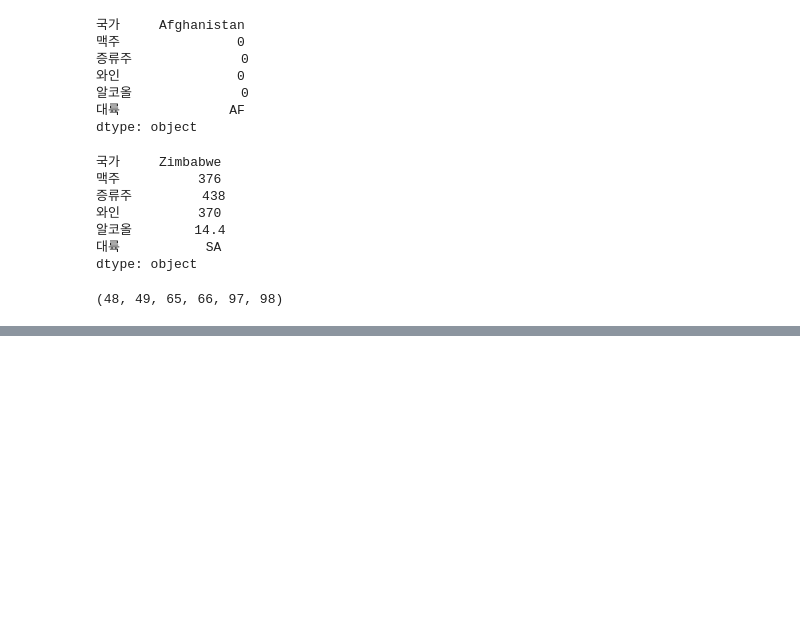
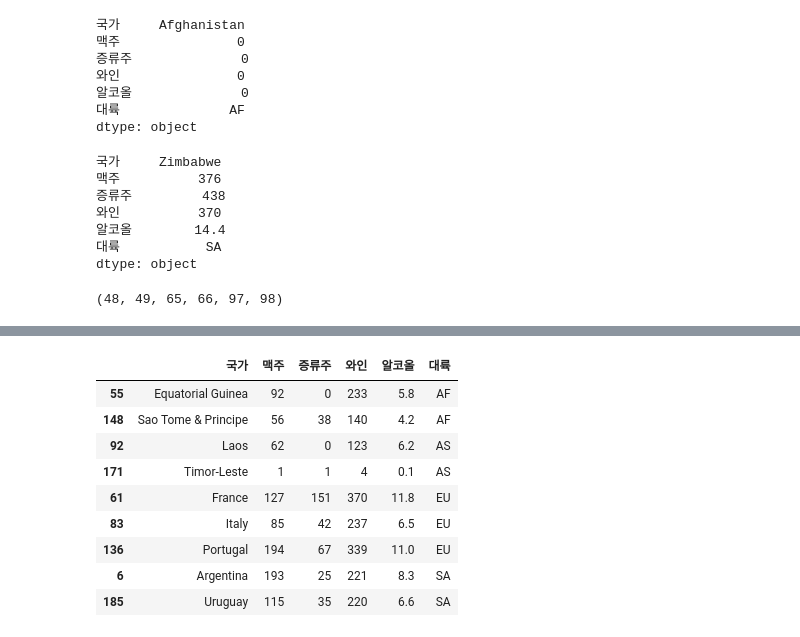
Before and after one commit to orizay/free-fonts, a Jupyter notebook: 데이터_분석_실기_2.ipynb, the cells around one changed output, grey strips where cells are left out. Saved outputs shown, nothing was run; the diff lists cells and outputs as text; code cells hidden in the pictures; blank space fills up the shorter version.

```diff
--- a/데이터_분석_실기_2.ipynb
+++ b/데이터_분석_실기_2.ipynb
@@ -437,0 +477,14 @@ ord('0'), ord('1'), ord('A'), ord('B'), ord('a'), ord('b')
+# %%
+#[2-23] 와인소비량이 맥주+증류주 소비량보다 큰 나라를 검색해 '대륙'을 기준으로 정렬해 보자
+df[df['와인'] > (df['맥주'] + df['증류주'])].sort_values('대륙')
+# %% [output]
+|  | 국가 | 맥주 | 증류주 | 와인 | 알코올 | 대륙 |
+| 55 | Equatorial Guinea | 92 | 0 | 233 | 5.8 | AF |
+| 148 | Sao Tome & Principe | 56 | 38 | 140 | 4.2 | AF |
+| 92 | Laos | 62 | 0 | 123 | 6.2 | AS |
+| 171 | Timor-Leste | 1 | 1 | 4 | 0.1 | AS |
+| 61 | France | 127 | 151 | 370 | 11.8 | EU |
+| 83 | Italy | 85 | 42 | 237 | 6.5 | EU |
+| 136 | Portugal | 194 | 67 | 339 | 11.0 | EU |
+| 6 | Argentina | 193 | 25 | 221 | 8.3 | SA |
+| 185 | Uruguay | 115 | 35 | 220 | 6.6 | SA |
```
Also changed, not shown: parts of 11 cells of this notebook.
